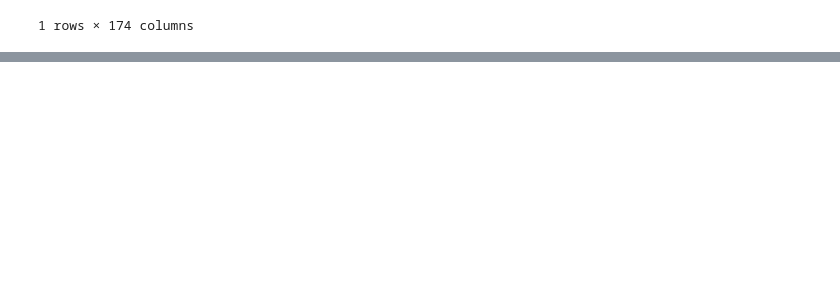
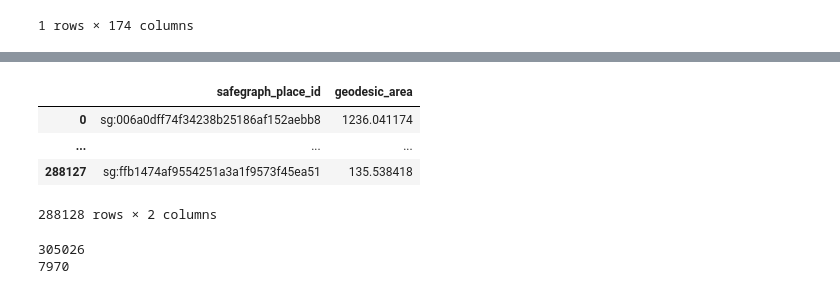
Before and after one commit to techGIAN/Risk-Based-Trip-Recommender, a Jupyter notebook: POI-Explorer.ipynb, the cells around one changed output, grey strips where cells are left out. Cells and saved outputs as stored; diff of their text form; code cells hidden in the pictures; blank space fills up the shorter version.

```diff
--- a/POI-Explorer.ipynb
+++ b/POI-Explorer.ipynb
@@ -359,3 +354,7 @@ poi_risk_dataframe[poi_risk_dataframe['latitude'] == 43.794774]
 |  | placekey | safegraph_place_id | location_name | latitude | longitude | top_category | poiRisk_0 | poiRisk_1 | ... |
 | 243526 | 223-223@665-z7y-ch5 | sg:3f7ea9262eed465fbfb8f85231fb05af | Nofrills | 43.794774 | -79.421871 | Grocery Stores | 0.0 | 0.0 | ... |
 1 rows × 174 columns
+# %%
+# pd.set_option('display.max_colwidth', None)
+pd.set_option('display.max_rows', 2)
+extrapolation_dwell_df
@@ -361,0 +367,29 @@ poi_risk_dataframe[poi_risk_dataframe['latitude'] == 43.794774]
+# %%
+pd.set_option("display.max_columns", None)
+# poi_risk_df.head()
+poi_risk_df[['safegraph_place_id', 'geodesic_area']]
+# %% [output]
+|  | safegraph_place_id | geodesic_area |
+| 0 | sg:006a0dff74f34238b25186af152aebb8 | 1236.041174 |
+| ... | ... | ... |
+| 288127 | sg:ffb1474af9554251a3a1f9573f45ea51 | 135.538418 |
+288128 rows × 2 columns
+# %%
+tmp = pd.merge(extrapolation_dwell_df, poi_risk_df[['safegraph_place_id', 'geodesic_area', 'latitude', 'longitude']], on='safegraph_place_id')
+tmp = pd.merge(tmp, patterns_df[['safegraph_place_id', 'bucketed_dwell_times']], on='safegraph_place_id')
+
+bound_1 = [43.822708, -80.044187]
+bound_2 = [43.768655, -78.674769]
+
+print(len(tmp))
+tmp = tmp[tmp['latitude'] <= bound_1[0]][tmp['latitude'] >= bound_2[0]]
+tmp = tmp[tmp['longitude'] >= bound_1[1]][tmp['longitude'] <= bound_2[1]]
+tmp.reset_index(drop=True, inplace=True)
+print(len(tmp))
+
+tmp.to_csv("tmp_file_for_risk_processing.csv")
+
+# This file would be used in POI_risk_calculator.ipynb for further processing of risk
+# %% [output]
+305026
+7970
```
Also changed, not shown: parts of 5 cells of this notebook, 12 other files.
